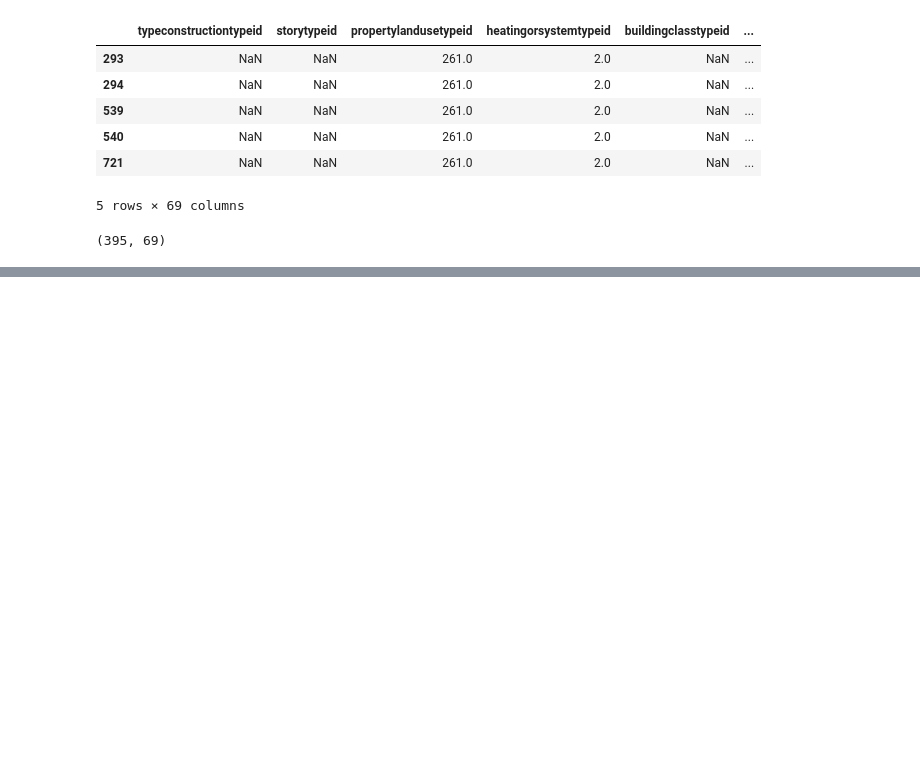
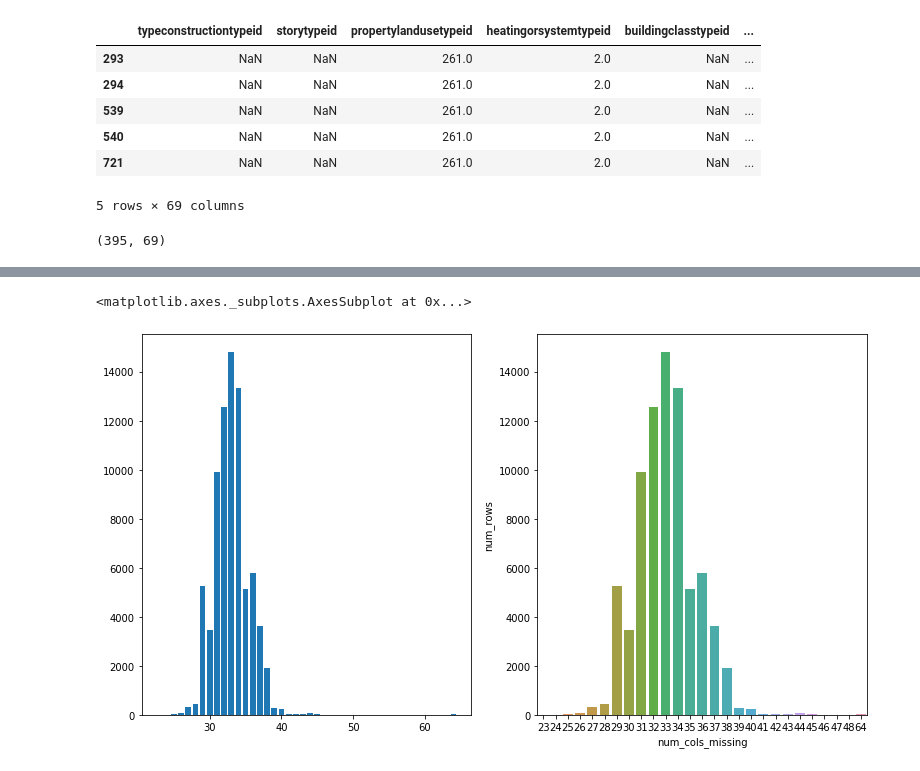
Before and after one commit to Yongliang-Shi/clustering-exercises, a Jupyter notebook: zillow.ipynb, the cells around one changed output, grey strips where cells are left out. Drawn from its saved outputs; the diff is of its cells as text; code cells hidden in the pictures; blank space fills up the shorter version.

Commit message:
acquire and summarize zillow dataset

```diff
--- a/zillow.ipynb
+++ b/zillow.ipynb
@@ -184,0 +165,3 @@ Length: 69, dtype: int64
+# %%
+zillow = prepare.clean_zillow(df)
+zillow.shape
@@ -184,0 +334,5 @@ Length: 69, dtype: int64
+# %%
+# Count the rows based on how many missing values in that row.
+
+x = zillow.isnull().sum(axis=1).value_counts().sort_index()
+x
@@ -184,0 +381,7 @@ Length: 69, dtype: int64
+# %%
+# Construct the dictionary from dict
+
+d = {'num_cols_missing': x.index.tolist(), 'num_rows': x.values.tolist()}
+
+cols_missing_values = pd.DataFrame(d)
+cols_missing_values
@@ -184,0 +406,6 @@ Length: 69, dtype: int64
+# %%
+# Compute the percent of columns missing
+
+n = zillow.shape[0] # Compuate the total number of rows
+cols_missing_values['pct_cols_missing'] = (cols_missing_values.num_rows/n)*100
+cols_missing_values
@@ -184,0 +430,16 @@ Length: 69, dtype: int64
+# %%
+# Visualize the distribution of the
+
+x = cols_missing_values.num_cols_missing
+y = cols_missing_values.num_rows
+
+plt.rc('figure', figsize=(13,7))
+
+plt.subplot(121)
+plt. bar(x, y)
+
+plt.subplot(122)
+sns.barplot(x, y)
+# %% [output]
+<matplotlib.axes._subplots.AxesSubplot at 0x...>
+[figure, added]
```
Also changed, not shown: parts of 30 cells of this notebook.
